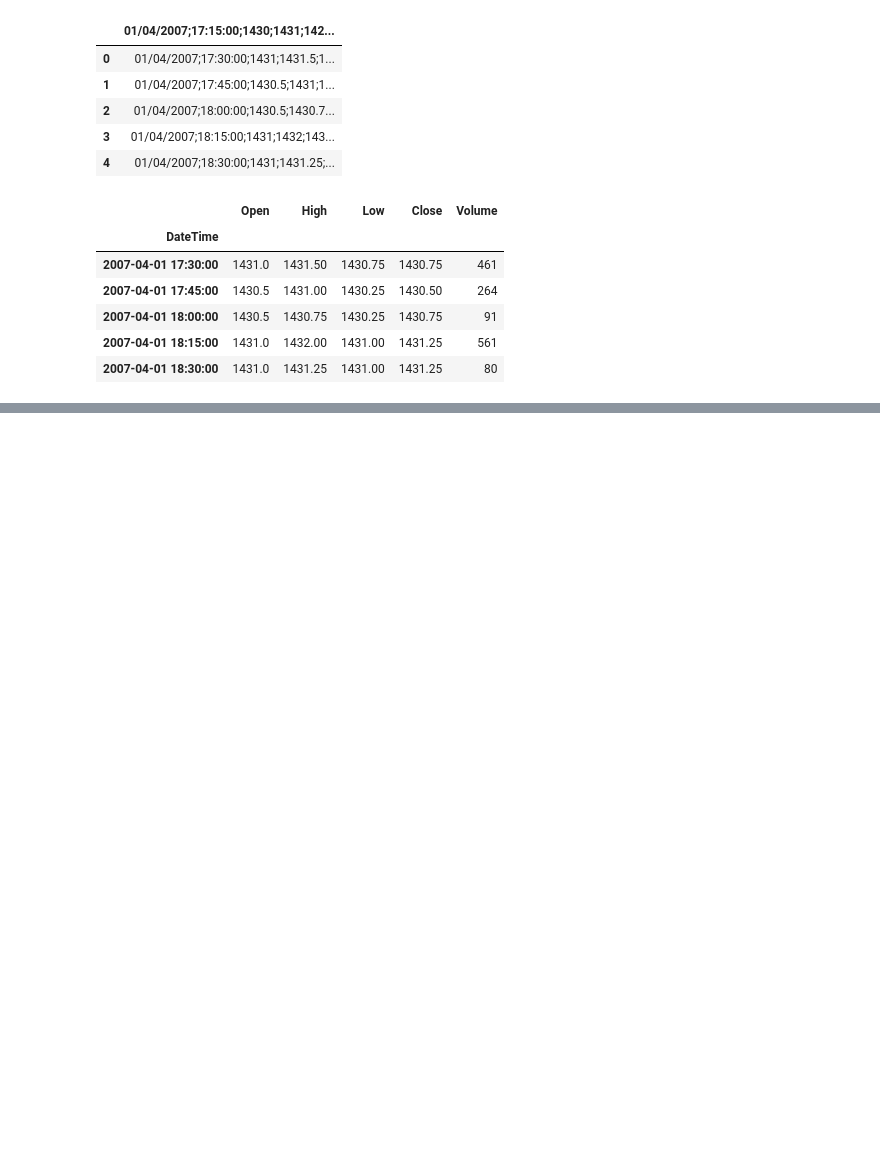
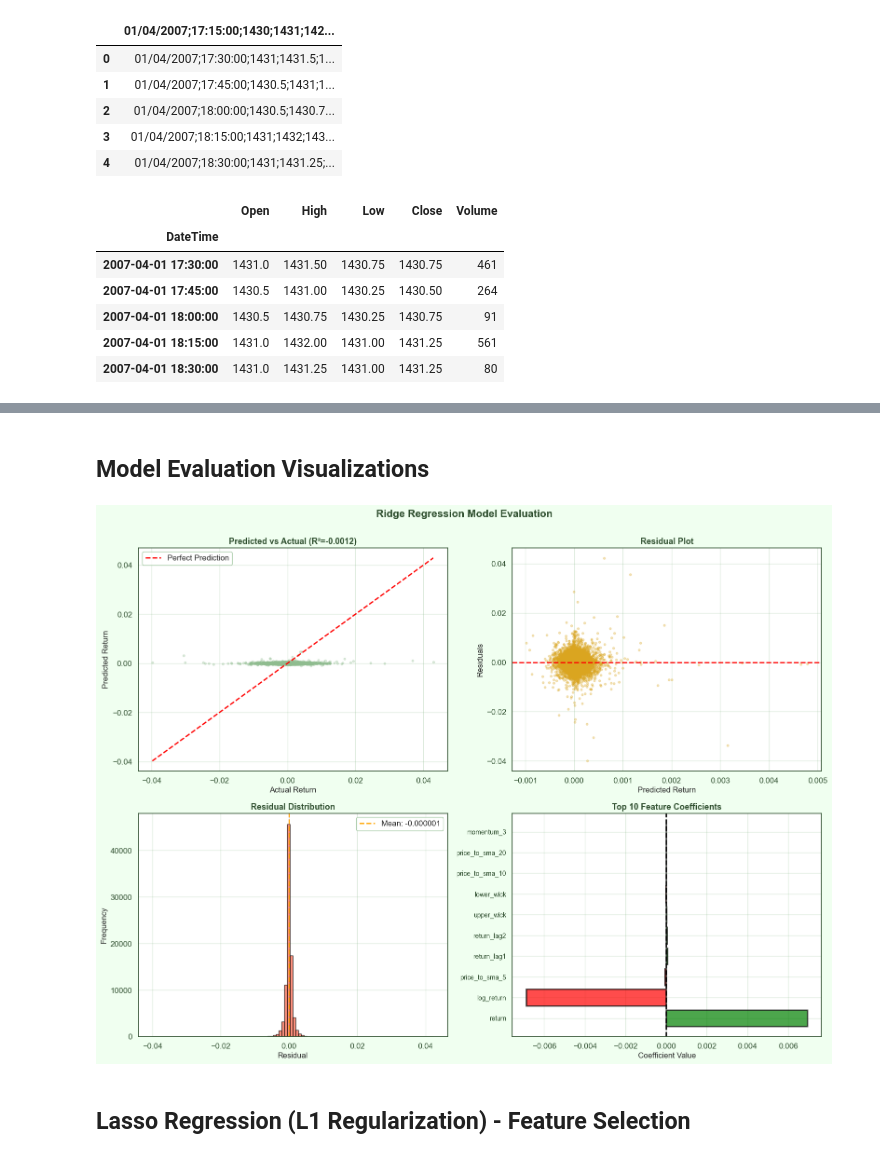
Before and after one commit to Thpow/sp500-return-15m-regression, a Jupyter notebook: project.ipynb, the cells around one changed output, grey strips where cells are left out. Drawn from its saved outputs; the diff is of its cells as text; code cells hidden in the pictures; blank space fills up the shorter version.

```diff
--- a/project.ipynb
+++ b/project.ipynb
@@ -76,0 +319,55 @@ spx_df.head()
+# %% [markdown]
+## Model Evaluation Visualizations
+# %%
+fig, axes = plt.subplots(2, 2, figsize=(16, 12))
+
+# 1. Predicted vs Actual
+axes[0, 0].scatter(y_test, preds, alpha=0.3, s=10, color=AI_COLORS['primary'])
+axes[0, 0].plot([y_test.min(), y_test.max()], [y_test.min(), y_test.max()],
+               'r--', linewidth=2, label='Perfect Prediction')
+axes[0, 0].set_xlabel('Actual Return', fontsize=12)
+axes[0, 0].set_ylabel('Predicted Return', fontsize=12)
+axes[0, 0].set_title(f'Predicted vs Actual (R²={r2:.4f})', fontsize=13, fontweight='bold')
+axes[0, 0].legend()
+axes[0, 0].grid(alpha=0.3)
+
+# 2. Residuals
+residuals = y_test - preds
+axes[0, 1].scatter(preds, residuals, alpha=0.3, s=10, color=AI_COLORS['gold'])
+axes[0, 1].axhline(0, color='red', linestyle='--', linewidth=2)
+axes[0, 1].set_xlabel('Predicted Return', fontsize=12)
+axes[0, 1].set_ylabel('Residuals', fontsize=12)
+axes[0, 1].set_title('Residual Plot', fontsize=13, fontweight='bold')
+axes[0, 1].grid(alpha=0.3)
+
+# 3. Residual distribution
+axes[1, 0].hist(residuals, bins=100, color=AI_COLORS['crypto'], alpha=0.7, edgecolor='black')
+axes[1, 0].axvline(0, color='red', linestyle='--', linewidth=2)
+axes[1, 0].axvline(residuals.mean(), color='orange', linestyle='--', linewidth=2,
+                  label=f'Mean: {residuals.mean():.6f}')
+axes[1, 0].set_xlabel('Residual', fontsize=12)
+axes[1, 0].set_ylabel('Frequency', fontsize=12)
+axes[1, 0].set_title('Residual Distribution', fontsize=13, fontweight='bold')
+axes[1, 0].legend()
+axes[1, 0].grid(alpha=0.3)
+
+# 4. Feature importance
+top_features = feature_importance.head(10)
+colors_bar = ['green' if x > 0 else 'red' for x in top_features['Coefficient']]
+axes[1, 1].barh(range(len(top_features)), top_features['Coefficient'],
+               color=colors_bar, alpha=0.7, edgecolor='black', linewidth=2)
+axes[1, 1].set_yticks(range(len(top_features)))
+axes[1, 1].set_yticklabels(top_features['Feature'], fontsize=10)
+axes[1, 1].axvline(0, color='black', linestyle='--', linewidth=2)
+axes[1, 1].set_xlabel('Coefficient Value', fontsize=12)
+axes[1, 1].set_title('Top 10 Feature Coefficients', fontsize=13, fontweight='bold')
+axes[1, 1].grid(axis='x', alpha=0.3)
+
+plt.suptitle('Ridge Regression Model Evaluation', fontsize=16, fontweight='bold',
+            color=AI_COLORS['dark'], y=1.00)
+plt.tight_layout()
+plt.show()
+# %% [output]
+[figure, added]
+# %% [markdown]
+## Lasso Regression (L1 Regularization) - Feature Selection
```
Also changed, not shown: parts of 15 cells of this notebook.
